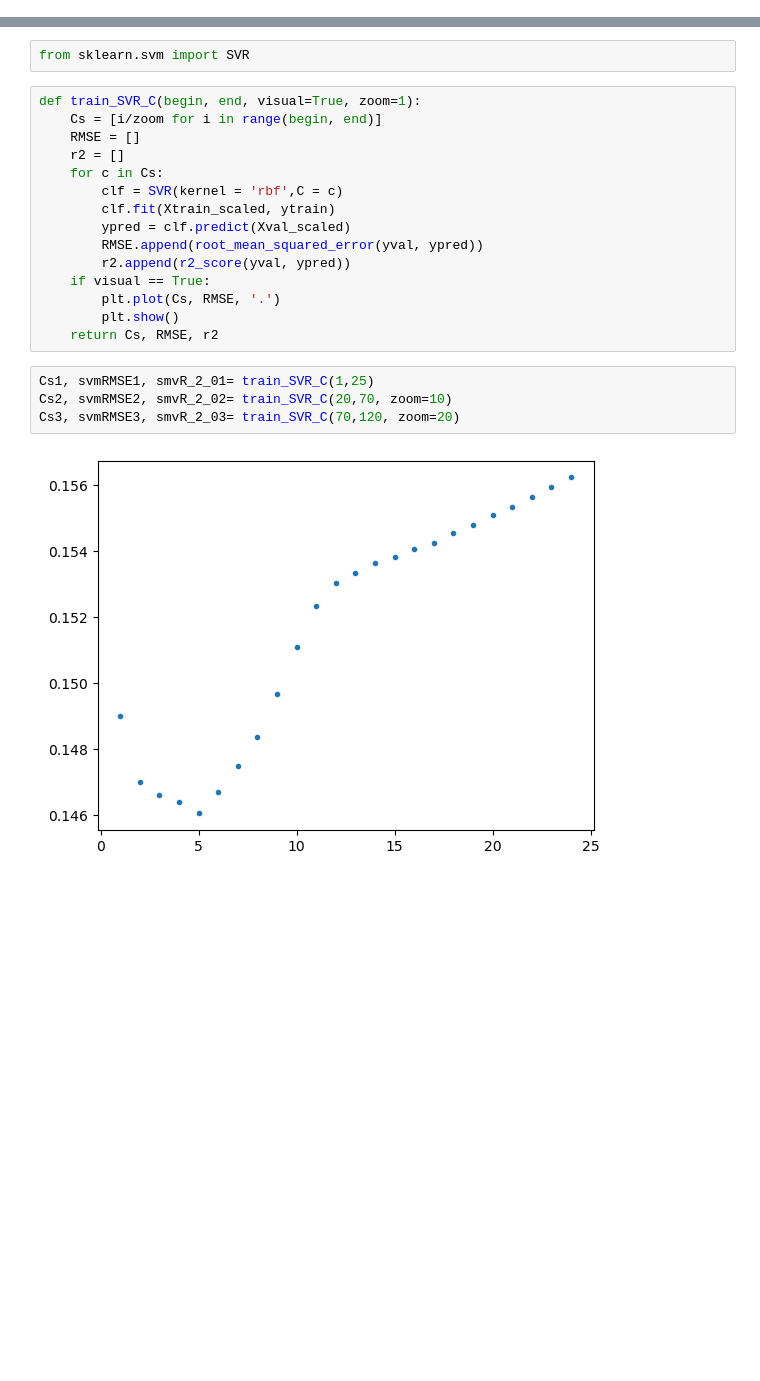
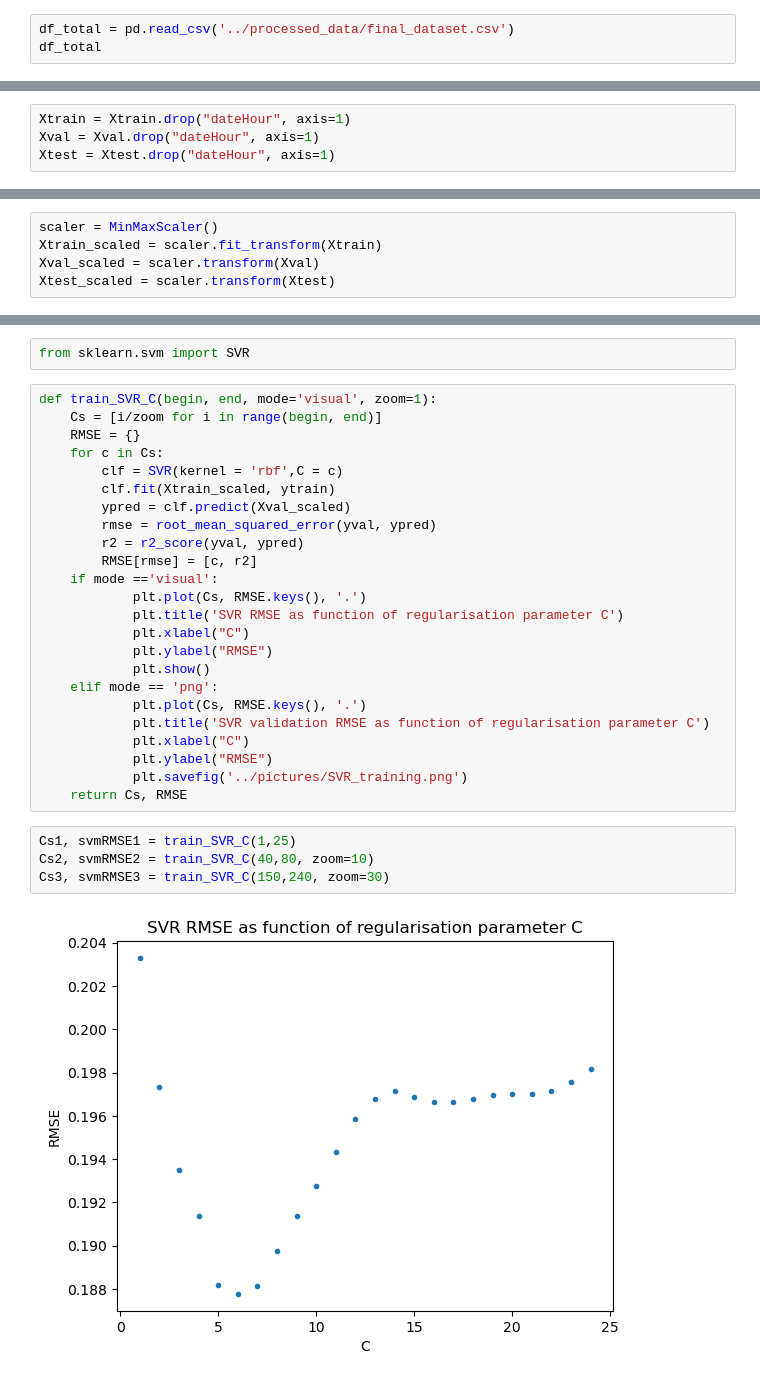
Before and after one commit to Ton201/ML_Miniproject1, a Jupyter notebook: notebooks/Miniproject1_AntoninReh.ipynb, the cells around one changed output, grey strips where cells are left out. Saved outputs shown, nothing was run; the diff lists cells and outputs as text; blank space fills up the shorter version.

```diff
--- a/notebooks/Miniproject1_AntoninReh.ipynb
+++ b/notebooks/Miniproject1_AntoninReh.ipynb
@@ -241,3 +304,6 @@ from sklearn.linear_model import Ridge
 from sklearn.metrics import root_mean_squared_error, r2_score
 from sklearn.tree import DecisionTreeRegressor
 from sklearn.model_selection import ParameterGrid
+# %%
+df_total = pd.read_csv('../processed_data/final_dataset.csv')
+df_total
@@ -268,3 +361,7 @@ display(ytest.shape)
+# %%
+Xtrain = Xtrain.drop("dateHour", axis=1)
+Xval = Xval.drop("dateHour", axis=1)
+Xtest = Xtest.drop("dateHour", axis=1)
 # %% [markdown]
 ### Scaling
 # %%
@@ -274,3 +372,8 @@ Xval_scaled = scaler.transform(Xval)
+# %%
+scaler = MinMaxScaler()
+Xtrain_scaled = scaler.fit_transform(Xtrain)
+Xval_scaled = scaler.transform(Xval)
+Xtest_scaled = scaler.transform(Xtest)
 # %% [markdown]
 # Model selection
 # %% [markdown]
@@ -319,23 +433,32 @@ Now let's try SMV in order to introduce non-linearity.
 # %%
 from sklearn.svm import SVR
 # %%
-def train_SVR_C(begin, end, visual=True, zoom=1):
+def train_SVR_C(begin, end, mode='visual', zoom=1):
     Cs = [i/zoom for i in range(begin, end)]
-    RMSE = []
-    r2 = []
+    RMSE = {}
     for c in Cs:
         clf = SVR(kernel = 'rbf',C = c)
         clf.fit(Xtrain_scaled, ytrain)
         ypred = clf.predict(Xval_scaled)
-        RMSE.append(root_mean_squared_error(yval, ypred))
-        r2.append(r2_score(yval, ypred))
-    if visual == True:
-        plt.plot(Cs, RMSE, '.')
-        plt.show()
-    return Cs, RMSE, r2
+        rmse = root_mean_squared_error(yval, ypred)
+        r2 = r2_score(yval, ypred)
+        RMSE[rmse] = [c, r2]
+    if mode =='visual':
+            plt.plot(Cs, RMSE.keys(), '.')
+            plt.title('SVR RMSE as function of regularisation parameter C')
+            plt.xlabel("C")
+            plt.ylabel("RMSE")
+            plt.show()
+    elif mode == 'png':
+            plt.plot(Cs, RMSE.keys(), '.')
+            plt.title('SVR validation RMSE as function of regularisation parameter C')
+            plt.xlabel("C")
+            plt.ylabel("RMSE")
+            plt.savefig('../pictures/SVR_training.png')
+    return Cs, RMSE
 # %%
-Cs1, svmRMSE1, smvR_2_01= train_SVR_C(1,25)
-Cs2, svmRMSE2, smvR_2_02= train_SVR_C(20,70, zoom=10)
-Cs3, svmRMSE3, smvR_2_03= train_SVR_C(70,120, zoom=20)
+Cs1, svmRMSE1 = train_SVR_C(1,25)
+Cs2, svmRMSE2 = train_SVR_C(40,80, zoom=10)
+Cs3, svmRMSE3 = train_SVR_C(150,240, zoom=30)
 # %% [output]
-[figure, old version]
+[figure, new version]
```
Also changed, not shown: parts of 47 cells of this notebook.
